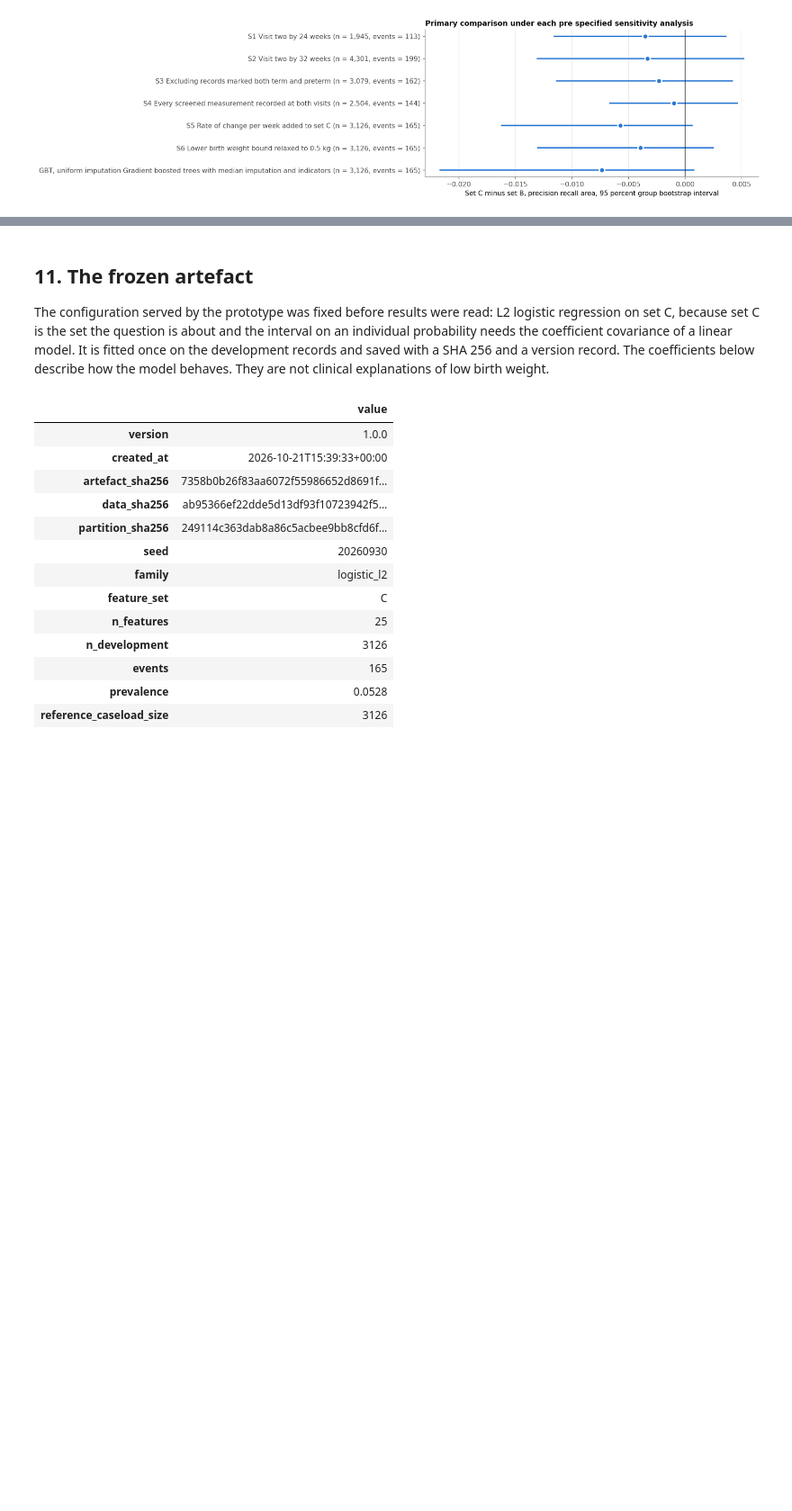
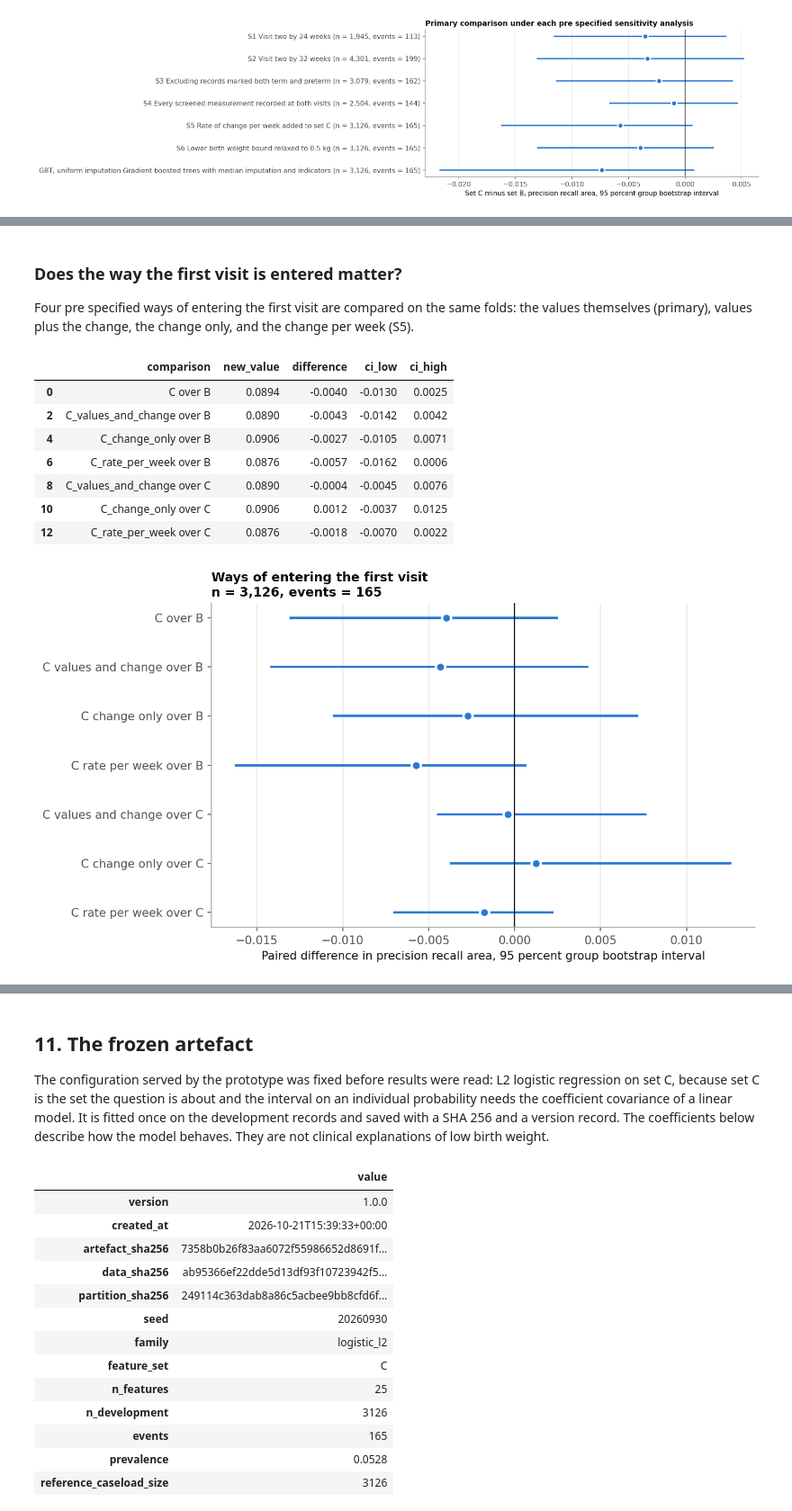
Before and after one commit to Kelvin364/Antanental_risk_model, a Jupyter notebook: notebooks/02_model_notebook.ipynb, the cells around one changed output, grey strips where cells are left out. Shown at 90% size. Drawn from its saved outputs; the diff is of its cells as text; code cells hidden in the pictures; blank space fills up the shorter version.

```diff
--- a/notebooks/02_model_notebook.ipynb
+++ b/notebooks/02_model_notebook.ipynb
@@ -244,0 +286,18 @@ figure("fig11_sensitivity")
+# %% [markdown]
+### Does the way the first visit is entered matter?
+
+Four pre specified ways of entering the first visit are compared on the same folds: the values themselves (primary), values plus the change, the change only, and the change per week (S5).
+# %%
+param = table("parameterisation")
+display(param[param["metric"] == "pr_auc"][["comparison", "new_value", "difference", "ci_low", "ci_high"]])
+figure("fig14_parameterisation")
+# %% [output]
+|  | comparison | new_value | difference | ci_low | ci_high |
+| 0 | C over B | 0.0894 | -0.0040 | -0.0130 | 0.0025 |
+| 2 | C_values_and_change over B | 0.0890 | -0.0043 | -0.0142 | 0.0042 |
+| 4 | C_change_only over B | 0.0906 | -0.0027 | -0.0105 | 0.0071 |
+| 6 | C_rate_per_week over B | 0.0876 | -0.0057 | -0.0162 | 0.0006 |
+| 8 | C_values_and_change over C | 0.0890 | -0.0004 | -0.0045 | 0.0076 |
+| 10 | C_change_only over C | 0.0906 | 0.0012 | -0.0037 | 0.0125 |
+| 12 | C_rate_per_week over C | 0.0876 | -0.0018 | -0.0070 | 0.0022 |
+[figure, added]
```
Also changed, not shown: parts of 19 cells of this notebook.
